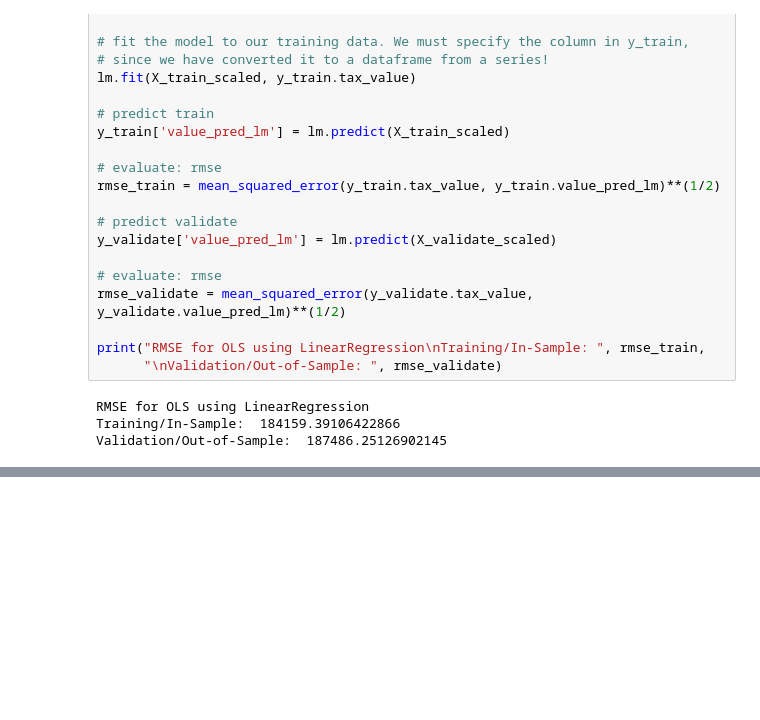
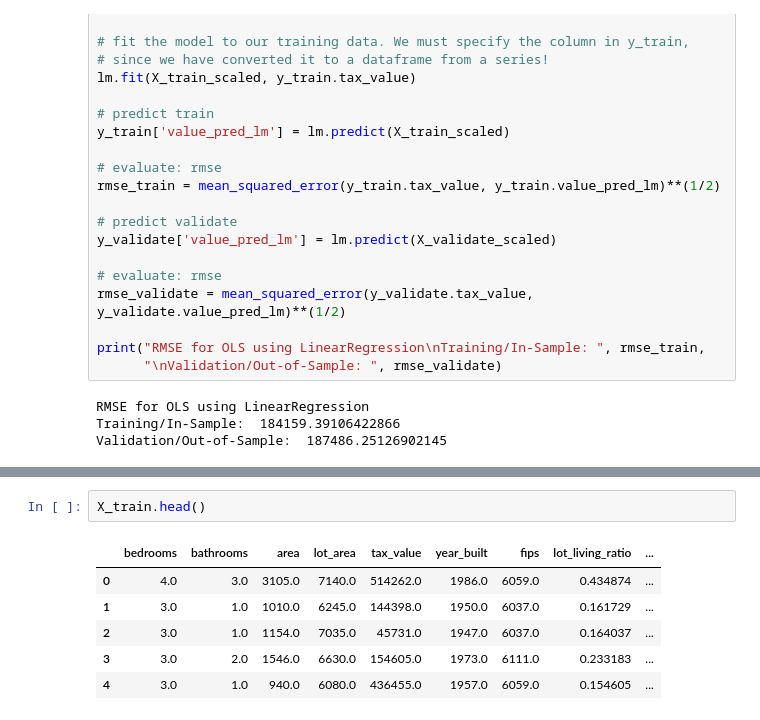
Before and after one commit to joe-bennett/zillow-project, a Jupyter notebook: initial_workbook.ipynb, the cells around one changed output, grey strips where cells are left out. Saved outputs shown, nothing was run; the diff lists cells and outputs as text; blank space fills up the shorter version.

```diff
--- a/initial_workbook.ipynb
+++ b/initial_workbook.ipynb
@@ -251,0 +296,9 @@ Validation/Out-of-Sample:  187486.25126902145
+# %%
+X_train.head()
+# %% [output]
+|  | bedrooms | bathrooms | area | lot_area | tax_value | year_built | fips | lot_living_ratio | ... |
+| 0 | 4.0 | 3.0 | 3105.0 | 7140.0 | 514262.0 | 1986.0 | 6059.0 | 0.434874 | ... |
+| 1 | 3.0 | 1.0 | 1010.0 | 6245.0 | 144398.0 | 1950.0 | 6037.0 | 0.161729 | ... |
+| 2 | 3.0 | 1.0 | 1154.0 | 7035.0 | 45731.0 | 1947.0 | 6037.0 | 0.164037 | ... |
+| 3 | 3.0 | 2.0 | 1546.0 | 6630.0 | 154605.0 | 1973.0 | 6111.0 | 0.233183 | ... |
+| 4 | 3.0 | 1.0 | 940.0 | 6080.0 | 436455.0 | 1957.0 | 6059.0 | 0.154605 | ... |
```
Also changed, not shown: parts of 13 cells of this notebook, 6 other files.
